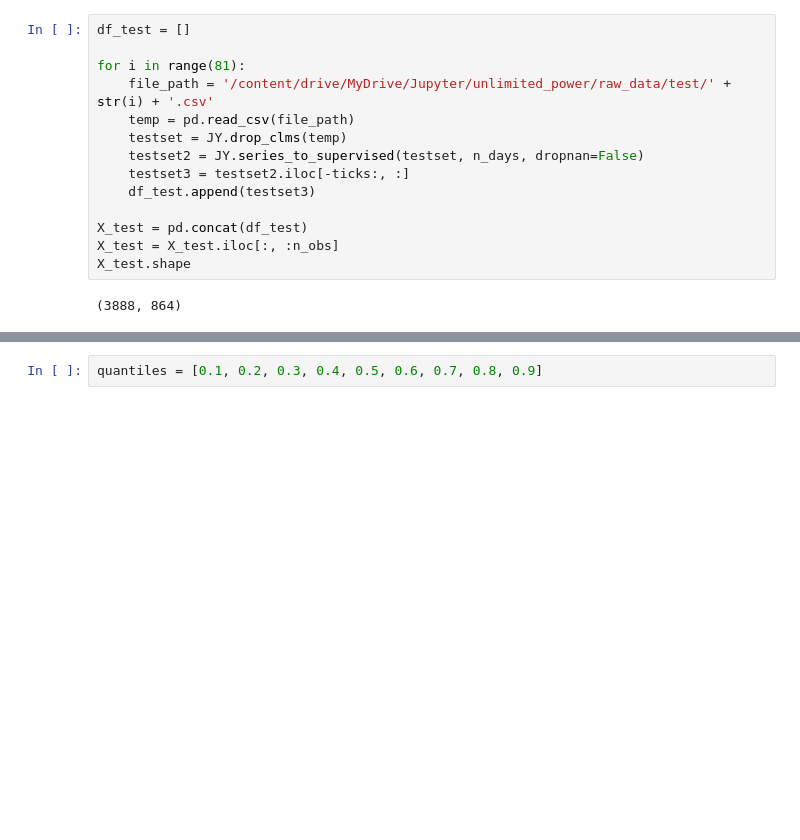
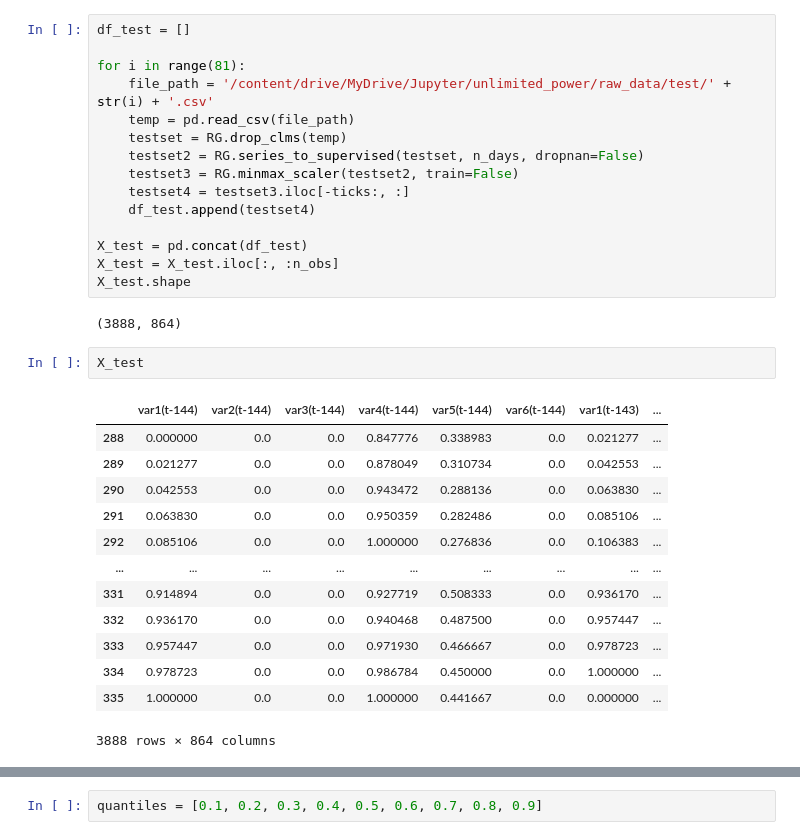
Before and after one commit to marvelous-koala/unlimited_power, a Jupyter notebook: 합치기_전_임시작업/MJ/GPUUUU.ipynb, the cells around one changed output, grey strips where cells are left out. Drawn from its saved outputs; the diff is of its cells as text; blank space fills up the shorter version.

```diff
--- a/합치기_전_임시작업/MJ/GPUUUU.ipynb
+++ b/합치기_전_임시작업/MJ/GPUUUU.ipynb
@@ -123,16 +125,33 @@ df_test = []
 for i in range(81):
     file_path = '/content/drive/MyDrive/Jupyter/unlimited_power/raw_data/test/' + str(i) + '.csv'
     temp = pd.read_csv(file_path)
-    testset = JY.drop_clms(temp)
-    testset2 = JY.series_to_supervised(testset, n_days, dropnan=False)
-    testset3 = testset2.iloc[-ticks:, :]
-    df_test.append(testset3)
+    testset = RG.drop_clms(temp)
+    testset2 = RG.series_to_supervised(testset, n_days, dropnan=False)
+    testset3 = RG.minmax_scaler(testset2, train=False)
+    testset4 = testset3.iloc[-ticks:, :]
+    df_test.append(testset4)
 
 X_test = pd.concat(df_test)
 X_test = X_test.iloc[:, :n_obs]
 X_test.shape
 # %% [output]
 (3888, 864)
+# %%
+X_test
+# %% [output]
+|  | var1(t-144) | var2(t-144) | var3(t-144) | var4(t-144) | var5(t-144) | var6(t-144) | var1(t-143) | ... |
+| 288 | 0.000000 | 0.0 | 0.0 | 0.847776 | 0.338983 | 0.0 | 0.021277 | ... |
+| 289 | 0.021277 | 0.0 | 0.0 | 0.878049 | 0.310734 | 0.0 | 0.042553 | ... |
+| 290 | 0.042553 | 0.0 | 0.0 | 0.943472 | 0.288136 | 0.0 | 0.063830 | ... |
+| 291 | 0.063830 | 0.0 | 0.0 | 0.950359 | 0.282486 | 0.0 | 0.085106 | ... |
+| 292 | 0.085106 | 0.0 | 0.0 | 1.000000 | 0.276836 | 0.0 | 0.106383 | ... |
+| ... | ... | ... | ... | ... | ... | ... | ... | ... |
+| 331 | 0.914894 | 0.0 | 0.0 | 0.927719 | 0.508333 | 0.0 | 0.936170 | ... |
+| 332 | 0.936170 | 0.0 | 0.0 | 0.940468 | 0.487500 | 0.0 | 0.957447 | ... |
+| 333 | 0.957447 | 0.0 | 0.0 | 0.971930 | 0.466667 | 0.0 | 0.978723 | ... |
+| 334 | 0.978723 | 0.0 | 0.0 | 0.986784 | 0.450000 | 0.0 | 1.000000 | ... |
+| 335 | 1.000000 | 0.0 | 0.0 | 1.000000 | 0.441667 | 0.0 | 0.000000 | ... |
+3888 rows × 864 columns
 # %%
 # drop_clms 함수를 이용하여 쓰지 않는 데이터 분리하기
 
```
Also changed, not shown: parts of 11 cells of this notebook.
